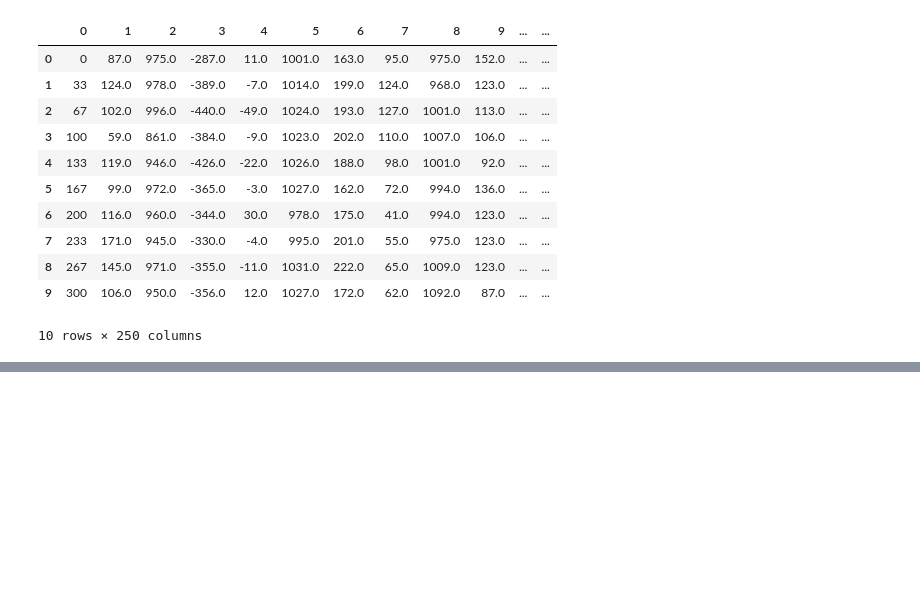
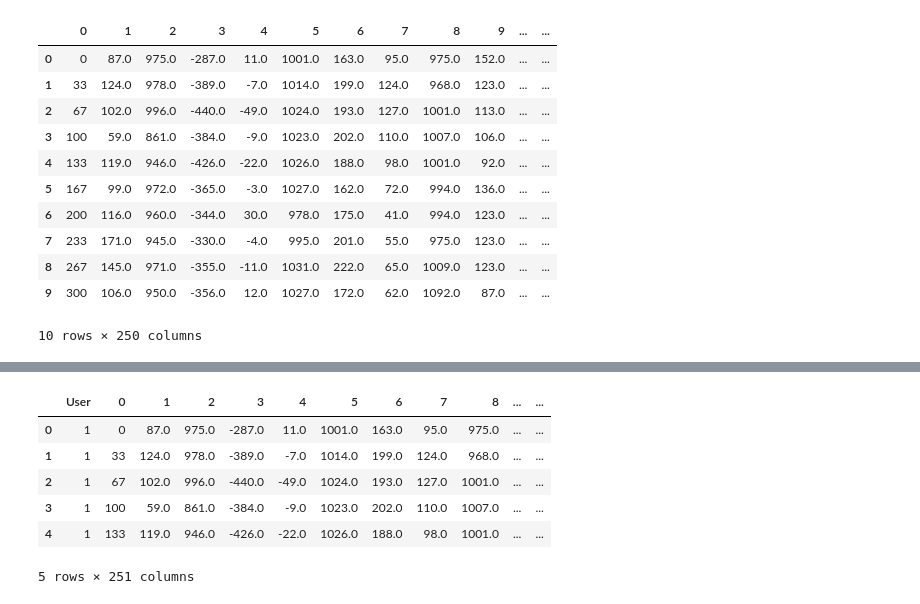
Before and after one commit to zietho/machine-learning, a Jupyter notebook: Machine_Learning_00.ipynb, the cells around one changed output, grey strips where cells are left out. Drawn from its saved outputs; the diff is of its cells as text; code cells hidden in the pictures; blank space fills up the shorter version.

```diff
--- a/Machine_Learning_00.ipynb
+++ b/Machine_Learning_00.ipynb
@@ -328,0 +332,12 @@ df_adl.head(10)
+# %%
+dataset_path = 'datasets/opportunity/opportunity_adl.csv'
+df_clean = pd.read_csv(dataset_path, encoding='utf-8', header=0)
+df_clean.head()
+# %% [output]
+|  | User | 0 | 1 | 2 | 3 | 4 | 5 | 6 | 7 | 8 | ... | ... |
+| 0 | 1 | 0 | 87.0 | 975.0 | -287.0 | 11.0 | 1001.0 | 163.0 | 95.0 | 975.0 | ... | ... |
+| 1 | 1 | 33 | 124.0 | 978.0 | -389.0 | -7.0 | 1014.0 | 199.0 | 124.0 | 968.0 | ... | ... |
+| 2 | 1 | 67 | 102.0 | 996.0 | -440.0 | -49.0 | 1024.0 | 193.0 | 127.0 | 1001.0 | ... | ... |
+| 3 | 1 | 100 | 59.0 | 861.0 | -384.0 | -9.0 | 1023.0 | 202.0 | 110.0 | 1007.0 | ... | ... |
+| 4 | 1 | 133 | 119.0 | 946.0 | -426.0 | -22.0 | 1026.0 | 188.0 | 98.0 | 1001.0 | ... | ... |
+5 rows × 251 columns
```
Also changed, not shown: parts of 4 cells of this notebook, 1 other file.
